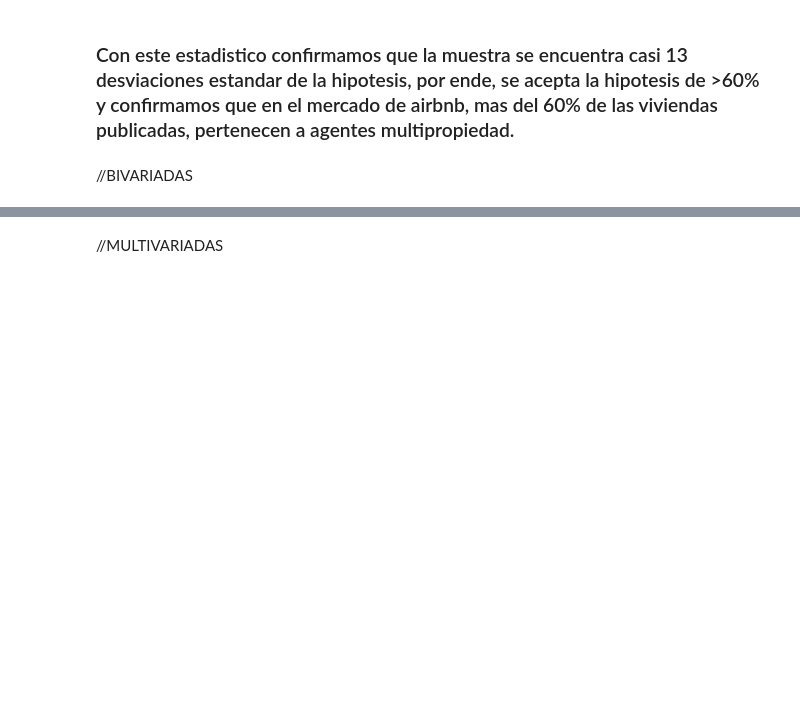
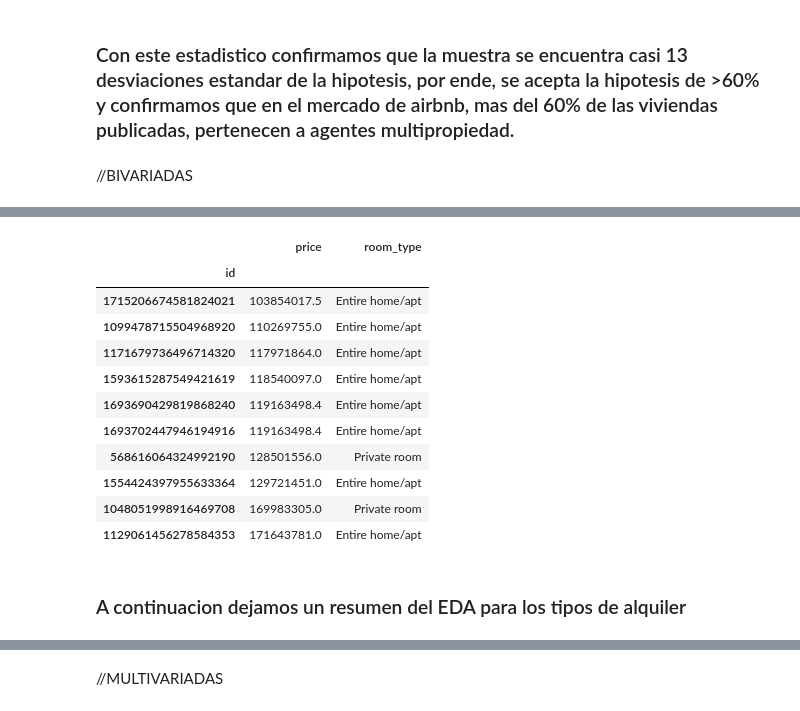
Before and after one commit to EliaNFe/TP_Fundamentos, a Jupyter notebook: TpEspecial/Tp_Grupo36.ipynb, the cells around one changed output, grey strips where cells are left out. Saved outputs shown, nothing was run; the diff lists cells and outputs as text; code cells hidden in the pictures; blank space fills up the shorter version.

```diff
--- a/TpEspecial/Tp_Grupo36.ipynb
+++ b/TpEspecial/Tp_Grupo36.ipynb
@@ -373,0 +430,4 @@ Valor p: 4.8802e-38
+# %%
+# Cambiamos el tipo de dato de la columna "price" de string a float, eliminando el símbolo "$" y las comas.
+
+dfB["price"] = dfB["price"].str.replace("$", "").str.replace(",", "").astype(float)
@@ -373,0 +486,4 @@ Valor p: 4.8802e-38
+# %%
+dfB = dfB.dropna(subset=["price"]).copy()
+print("Cantidad de nulos en 'price':",dfB["price"].isna().sum())
+print("Cantidad de datos luego del borrado:",dfB["room_type"].value_counts())
@@ -373,0 +544,17 @@ Valor p: 4.8802e-38
+# %%
+dfB.sort_values("price").tail(10)
+# %% [output]
+|  | price | room_type |
+| id |  |  |
+| 1715206674581824021 | 103854017.5 | Entire home/apt |
+| 1099478715504968920 | 110269755.0 | Entire home/apt |
+| 1171679736496714320 | 117971864.0 | Entire home/apt |
+| 1593615287549421619 | 118540097.0 | Entire home/apt |
+| 1693690429819868240 | 119163498.4 | Entire home/apt |
+| 1693702447946194916 | 119163498.4 | Entire home/apt |
+| 568616064324992190 | 128501556.0 | Private room |
+| 1554424397955633364 | 129721451.0 | Entire home/apt |
+| 1048051998916469708 | 169983305.0 | Private room |
+| 1129061456278584353 | 171643781.0 | Entire home/apt |
+# %% [markdown]
+### A continuacion dejamos un resumen del EDA para los tipos de alquiler
```
Also changed, not shown: parts of 38 cells of this notebook, 1 other file.
